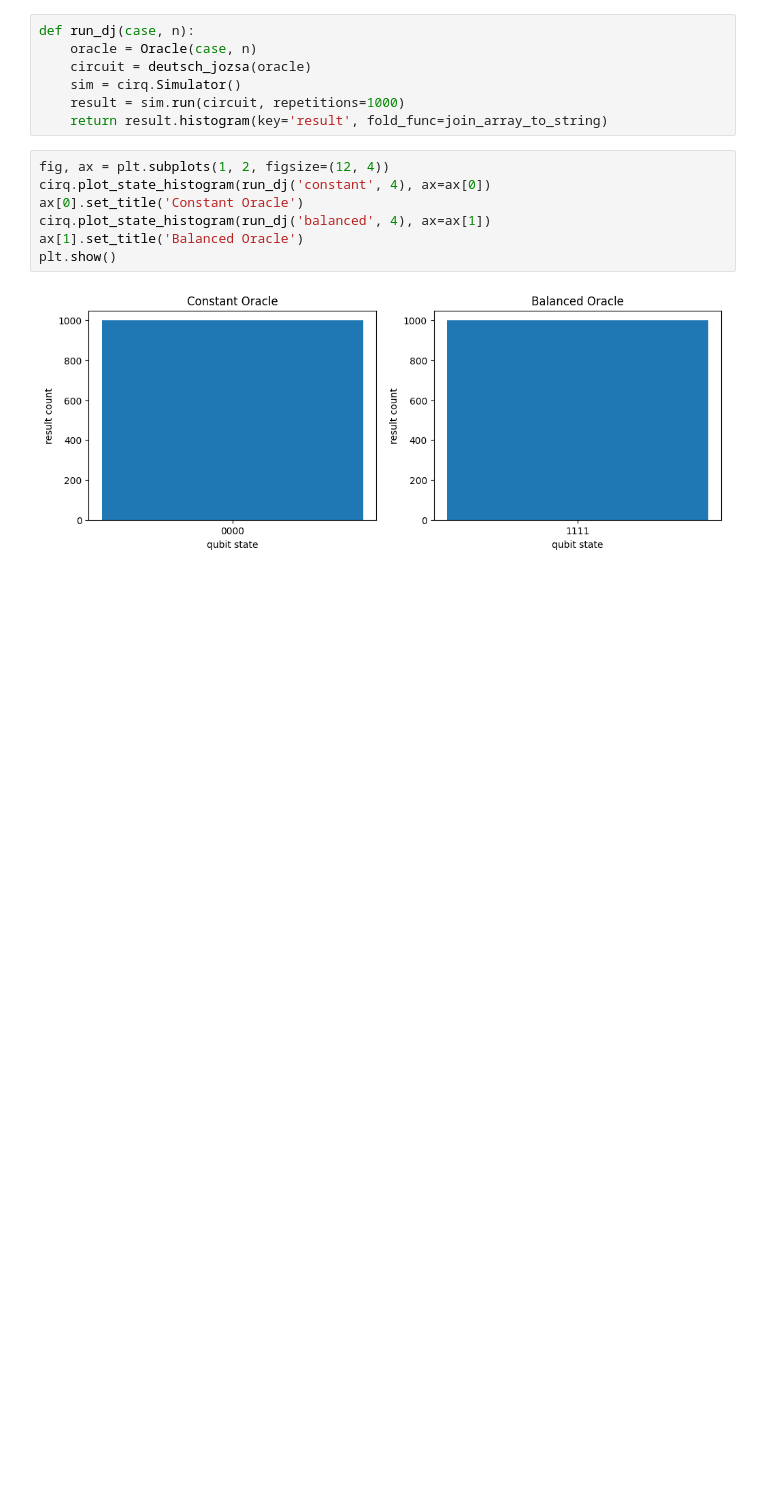
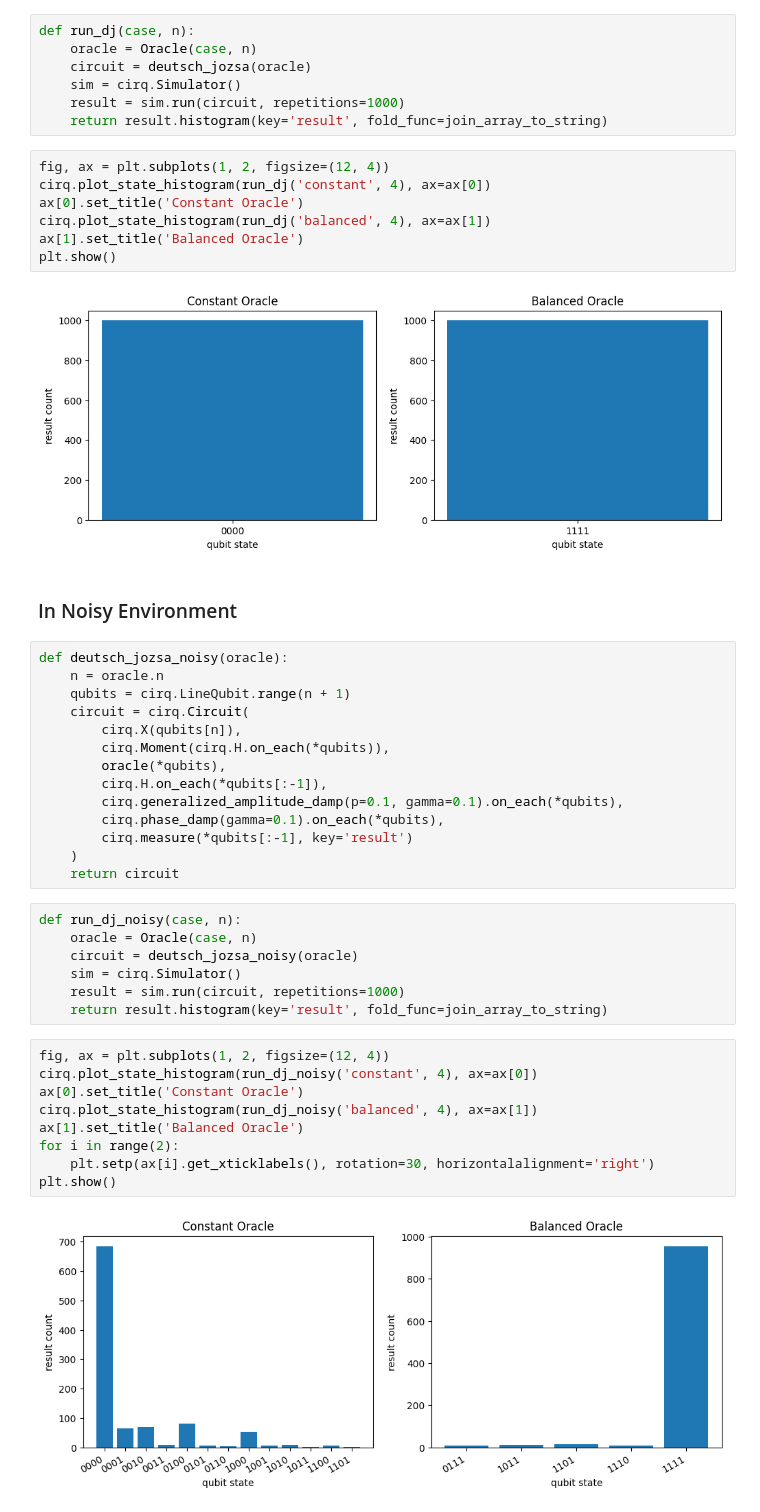
Before and after one commit to Axect/QuantumAlgorithms, a Jupyter notebook: notebook_cirq/deutsch_jozsa.ipynb, the cells around one changed output. Drawn from its saved outputs; the diff is of its cells as text; blank space fills up the shorter version.

Commit message:
Add Noisy Deutsch-Jozsa for Cirq

```diff
--- a/notebook_cirq/deutsch_jozsa.ipynb
+++ b/notebook_cirq/deutsch_jozsa.ipynb
@@ -111,3 +111,37 @@ ax[1].set_title('Balanced Oracle')
 plt.show()
 # %% [output]
 [figure]
+# %% [markdown]
+### In Noisy Environment
+# %%
+def deutsch_jozsa_noisy(oracle):
+    n = oracle.n
+    qubits = cirq.LineQubit.range(n + 1)
+    circuit = cirq.Circuit(
+        cirq.X(qubits[n]),
+        cirq.Moment(cirq.H.on_each(*qubits)),
+        oracle(*qubits),
+        cirq.H.on_each(*qubits[:-1]),
+        cirq.generalized_amplitude_damp(p=0.1, gamma=0.1).on_each(*qubits),
+        cirq.phase_damp(gamma=0.1).on_each(*qubits),
+        cirq.measure(*qubits[:-1], key='result')
+    )
+    return circuit
+# %%
+def run_dj_noisy(case, n):
+    oracle = Oracle(case, n)
+    circuit = deutsch_jozsa_noisy(oracle)
+    sim = cirq.Simulator()
+    result = sim.run(circuit, repetitions=1000)
+    return result.histogram(key='result', fold_func=join_array_to_string)
+# %%
+fig, ax = plt.subplots(1, 2, figsize=(12, 4))
+cirq.plot_state_histogram(run_dj_noisy('constant', 4), ax=ax[0])
+ax[0].set_title('Constant Oracle')
+cirq.plot_state_histogram(run_dj_noisy('balanced', 4), ax=ax[1])
+ax[1].set_title('Balanced Oracle')
+for i in range(2):
+    plt.setp(ax[i].get_xticklabels(), rotation=30, horizontalalignment='right')
+plt.show()
+# %% [output]
+[figure, added]
```
